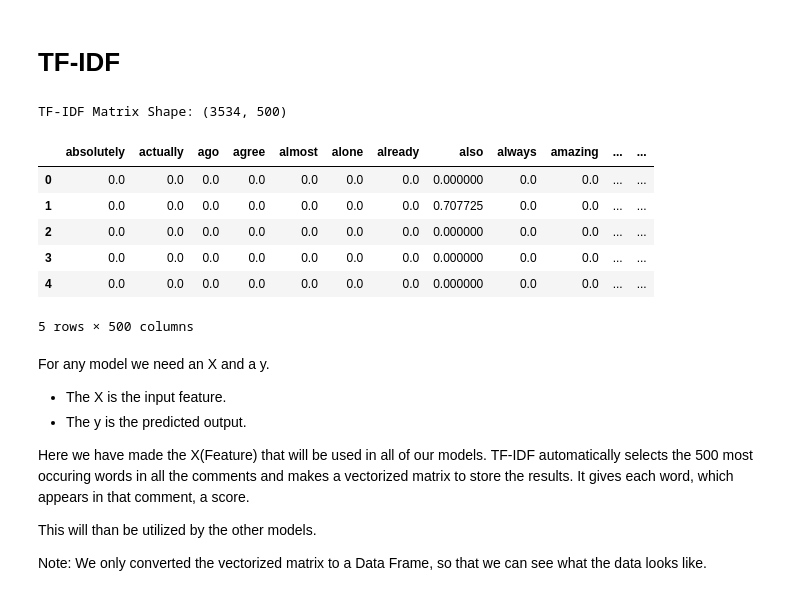
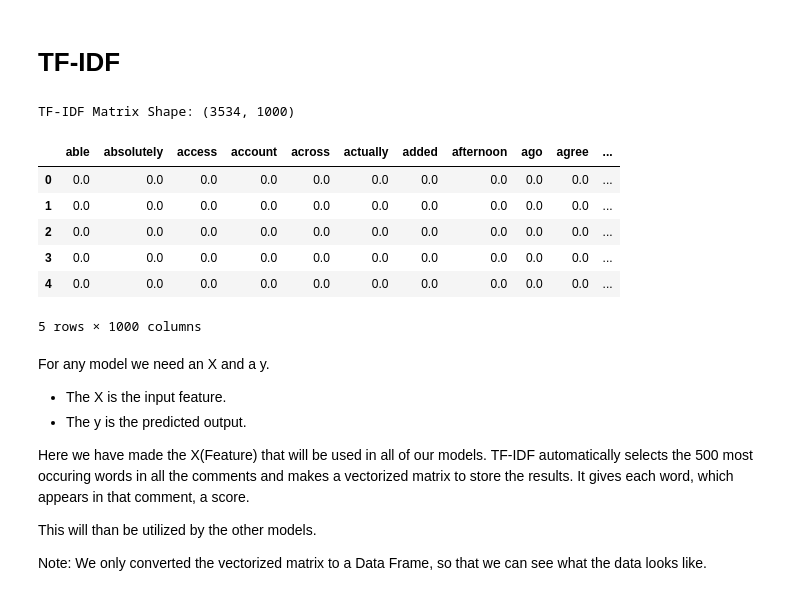
Before and after one commit to 2540007-cmd/Review-Analysis-Sentiment-Analysis, a Jupyter notebook: Sentiment Analysis.ipynb, the cells around one changed output. Saved outputs shown, nothing was run; the diff lists cells and outputs as text; code cells hidden in the pictures.

```diff
--- a/Sentiment Analysis.ipynb
+++ b/Sentiment Analysis.ipynb
@@ -331,25 +336,22 @@ plt.show()
 # %% [markdown]
 # TF-IDF
 # %%
-vectorizer = TfidfVectorizer(max_features=500)
+vectorizer = TfidfVectorizer(max_features=1000)
 X = vectorizer.fit_transform(df_1["clean_text"])
 
-tfidf_df = pd.DataFrame(
-    X.toarray(),
-    columns=vectorizer.get_feature_names_out()
-)
+tfidf_df = pd.DataFrame(X.toarray(), columns=vectorizer.get_feature_names_out())
 
 print("TF-IDF Matrix Shape:", tfidf_df.shape)
 tfidf_df.head()
 # %% [output]
-TF-IDF Matrix Shape: (3534, 500)
+TF-IDF Matrix Shape: (3534, 1000)
-|  | absolutely | actually | ago | agree | almost | alone | already | also | always | amazing | ... | ... |
-| 0 | 0.0 | 0.0 | 0.0 | 0.0 | 0.0 | 0.0 | 0.0 | 0.000000 | 0.0 | 0.0 | ... | ... |
-| 1 | 0.0 | 0.0 | 0.0 | 0.0 | 0.0 | 0.0 | 0.0 | 0.707725 | 0.0 | 0.0 | ... | ... |
-| 2 | 0.0 | 0.0 | 0.0 | 0.0 | 0.0 | 0.0 | 0.0 | 0.000000 | 0.0 | 0.0 | ... | ... |
-| 3 | 0.0 | 0.0 | 0.0 | 0.0 | 0.0 | 0.0 | 0.0 | 0.000000 | 0.0 | 0.0 | ... | ... |
-| 4 | 0.0 | 0.0 | 0.0 | 0.0 | 0.0 | 0.0 | 0.0 | 0.000000 | 0.0 | 0.0 | ... | ... |
+|  | able | absolutely | access | account | across | actually | added | afternoon | ago | agree | ... |
+| 0 | 0.0 | 0.0 | 0.0 | 0.0 | 0.0 | 0.0 | 0.0 | 0.0 | 0.0 | 0.0 | ... |
+| 1 | 0.0 | 0.0 | 0.0 | 0.0 | 0.0 | 0.0 | 0.0 | 0.0 | 0.0 | 0.0 | ... |
+| 2 | 0.0 | 0.0 | 0.0 | 0.0 | 0.0 | 0.0 | 0.0 | 0.0 | 0.0 | 0.0 | ... |
+| 3 | 0.0 | 0.0 | 0.0 | 0.0 | 0.0 | 0.0 | 0.0 | 0.0 | 0.0 | 0.0 | ... |
+| 4 | 0.0 | 0.0 | 0.0 | 0.0 | 0.0 | 0.0 | 0.0 | 0.0 | 0.0 | 0.0 | ... |
-5 rows × 500 columns
+5 rows × 1000 columns
 # %% [markdown]
 For any model we need an X and a y.
 - The X is the input feature.
```
Also changed, not shown: parts of 12 cells of this notebook.
